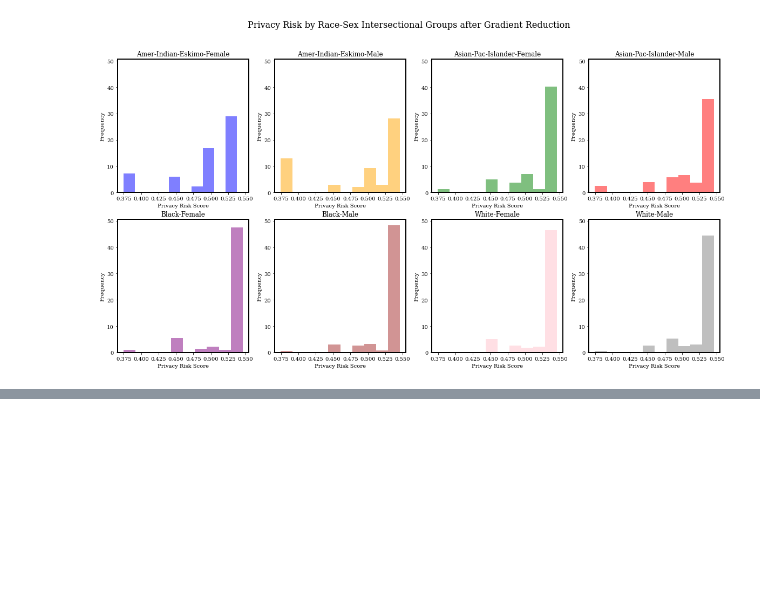
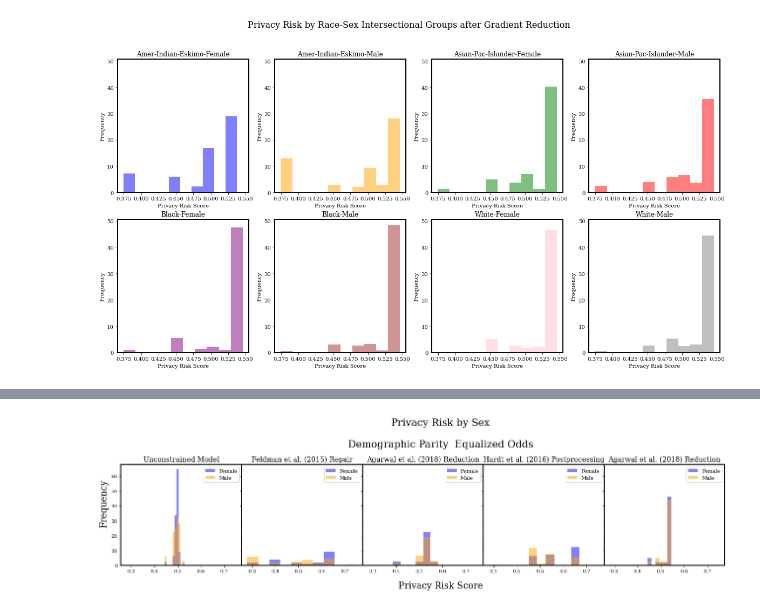
Before and after one commit to alaude1/fairness-mia, a Jupyter notebook: Experiments.ipynb, the cells around one changed output, grey strips where cells are left out. Drawn from its saved outputs; the diff is of its cells as text; code cells hidden in the pictures; blank space fills up the shorter version.

```diff
--- a/Experiments.ipynb
+++ b/Experiments.ipynb
@@ -1023,0 +1093,24 @@ risk_hist_subplots(map_race_sex, 'race-sex', ad_df_train, risk_scores, 2, 4, (20
+# %%
+def risk_hist_subplots_sex(attr_map, attr_name, ad_df_train, risk_scores_dict, ht, wdth, figsize, colors, ylabel_map, title_map, title):
+    fig = plt.figure(figsize=figsize)
+    gs = fig.add_gridspec(ht, wdth, hspace=0.08, wspace=0)
+    axs = gs.subplots(sharey = True, sharex = True)
+    for i, interv in enumerate(risk_scores_dict):
+        risk_scores = risk_scores_dict[interv]
+        for j, attr in enumerate(attr_map):
+            idx = ad_df_train[attr_name] == attr
+            axs[i].hist(risk_scores[idx], label=attr_map[attr], density=True, color=colors[j], alpha=0.5)
+            axs[i].legend()
+            axs[i].set_title(title_map[interv], fontsize=14)
+    fig.suptitle(title, fontsize=20)
+    fig.supxlabel('Privacy Risk Score', fontsize=18)
+    fig.supylabel('Frequency', fontsize=18)
+# %%
+colors = ['blue', 'orange']
+title = 'Privacy Risk by Sex\n\nDemographic Parity  Equalized Odds'
+ylabel_map = {'Female': 'Female',
+              'Male': 'Male'}
+risk_hist_subplots_sex(map_sex, 'sex', ad_df_train, risk_scores_dict, 1, 5, (20, 5), colors, ylabel_map, title_map, title)
+plt.subplots_adjust(top=0.72, bottom=0.15, left=0.05)
+# %% [output]
+[figure, added]
```
Also changed, not shown: parts of 11 cells of this notebook.
